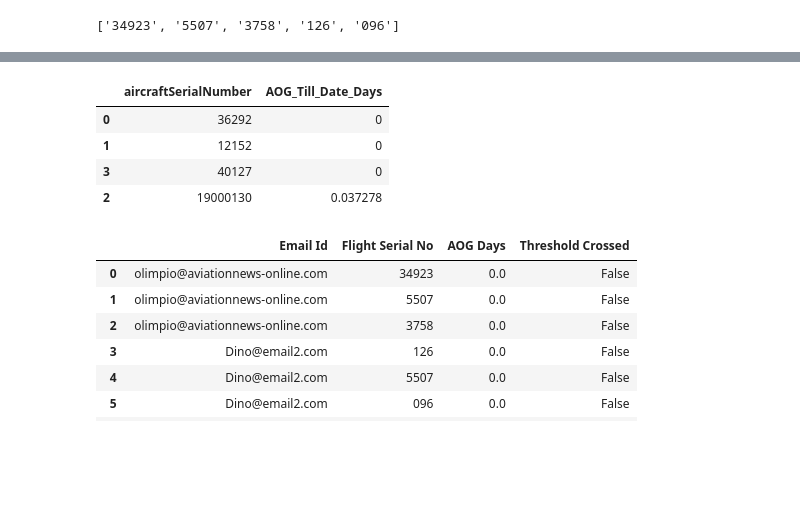
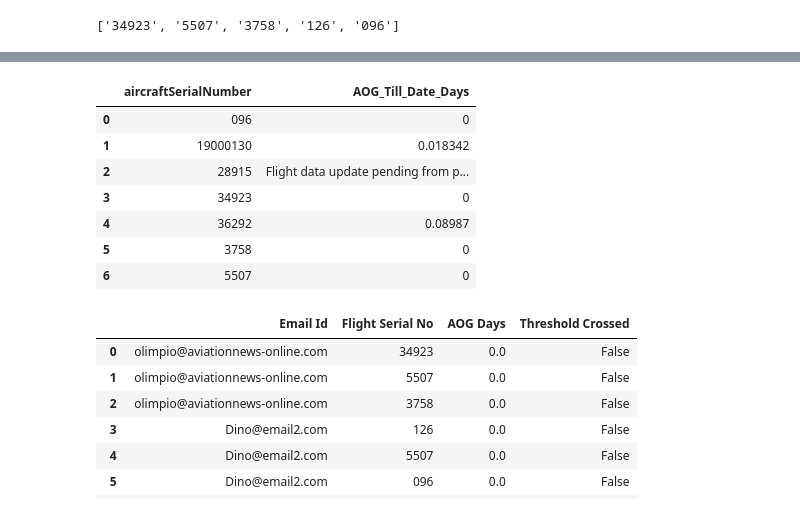
Before and after one commit to sachinbabuantony/AOG, a Jupyter notebook: AOG_Email_Syst.ipynb, the cells around one changed output, grey strips where cells are left out. Saved outputs shown, nothing was run; the diff lists cells and outputs as text; code cells hidden in the pictures; blank space fills up the shorter version.

```diff
--- a/AOG_Email_Syst.ipynb
+++ b/AOG_Email_Syst.ipynb
@@ -99,6 +193,6 @@ df
 # %%
 selected_columns = ['aircraftSerialNumber', 'aircraftRegistration', 'airlineName', 'actualTakeoff', 'actualLanding', 'aircraftTypeDescription', 'updated', 'status', 'arrAirportCity', 'depAirportName']
-selected_df = df.reindex(columns=selected_columns)  # Change made here
+selected_df = all_flights_df.reindex(columns=selected_columns)  # Change made here
 # # Drop rows with NaN values in 'actualTakeoff' before grouping
 # selected_df = selected_df.dropna(subset=['actualTakeoff'])
 selected_df
@@ -138,0 +208,21 @@ latest_takeoff_df
+# %%
+def get_latest_rows(group):
+    # Check if any flight in the group is 'IN_FLIGHT'
+    inflight_rows = group[group['status'] == 'IN_FLIGHT']
+    if not inflight_rows.empty:
+        # Return the in-flight row(s)
+        return inflight_rows
+    else:
+        # Check if 'actualTakeoff' data exists and is not all NaN
+        if 'actualTakeoff' in group.columns and group['actualTakeoff'].notna().any():
+            # Return the row with the latest 'actualTakeoff'
+            return group.loc[[group['actualTakeoff'].idxmax()]]
+        else:
+            # No 'actualTakeoff' or 'actualLanding' data, include the data as is
+            # Return all rows for this aircraftSerialNumber
+            return group
+
+# Apply the function to each group of aircraftSerialNumber
+latest_takeoff_df = selected_df.groupby('aircraftSerialNumber').apply(get_latest_rows).reset_index(drop=True)
+
+latest_takeoff_df
@@ -151,37 +250,43 @@ latest_takeoff_df['actualLanding'] = pd.to_datetime(latest_takeoff_df['actualLan
 
 # Create a new column to store AOG time in days
 latest_takeoff_df['AOG_Till_Date_Days'] = None
 
 # Current time in UTC
 current_time_utc = datetime.utcnow().replace(tzinfo=pytz.utc)
 
 # Apply AOG logic to each row in the latest_takeoff_df
 for idx, row in latest_takeoff_df.iterrows():
     takeoff = row['actualTakeoff']
     landing = row['actualLanding']
     status = row['status']
 
     # New Logic: If the status is 'IN_FLIGHT', AOG_Till_Date_Days is zero
     if status == 'IN_FLIGHT':
         latest_takeoff_df.at[idx, 'AOG_Till_Date_Days'] = 0
 
     # Existing logic
     # Case 1: If the flight has taken off but hasn't landed, AOG is 0
     elif pd.notnull(takeoff) and pd.isnull(landing):
         latest_takeoff_df.at[idx, 'AOG_Till_Date_Days'] = 0
 
+    elif pd.isnull(takeoff) or pd.isnull(landing):
+        latest_takeoff_df.at[idx, 'AOG_Till_Date_Days'] = 'Flight data update pending from provider'
+
     # Case 2: If the flight has both taken off and landed, calculate AOG from last landing to current time in days
     elif pd.notnull(takeoff) and pd.notnull(landing):
         latest_takeoff_df.at[idx, 'AOG_Till_Date_Days'] = (current_time_utc - landing).total_seconds() / (3600 * 24)
 
 # Display the DataFrame with the calculated AOG till date in days
 latest_takeoff_df[['aircraftSerialNumber', 'AOG_Till_Date_Days']]
 # %% [output]
 |  | aircraftSerialNumber | AOG_Till_Date_Days |
-| 0 | 36292 | 0 |
-| 1 | 12152 | 0 |
-| 3 | 40127 | 0 |
-| 2 | 19000130 | 0.037278 |
+| 0 | 096 | 0 |
+| 1 | 19000130 | 0.018342 |
+| 2 | 28915 | Flight data update pending from p... |
+| 3 | 34923 | 0 |
+| 4 | 36292 | 0.08987 |
+| 5 | 3758 | 0 |
+| 6 | 5507 | 0 |
 # %%
 import pandas as pd
 import numpy as np
```
Also changed, not shown: parts of 9 cells of this notebook.
